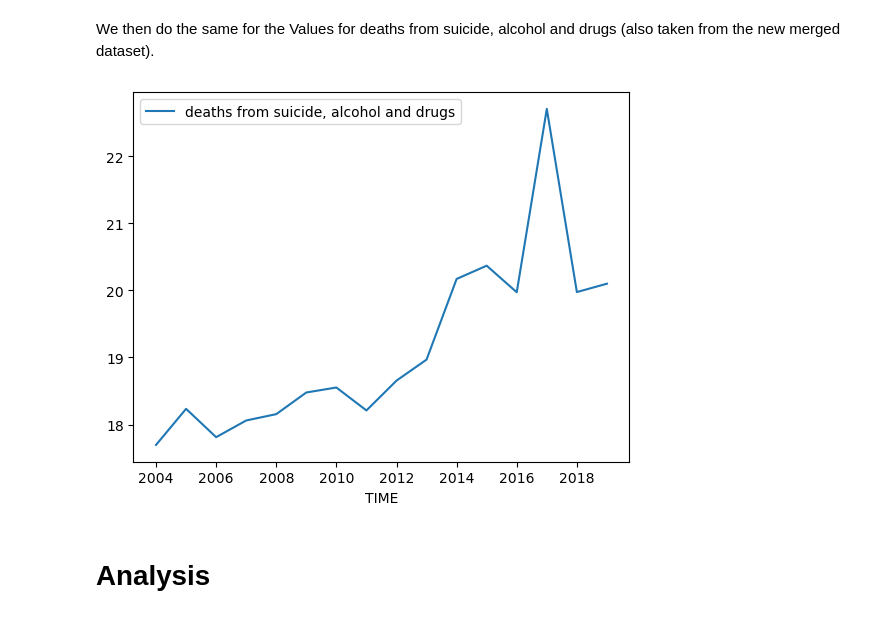
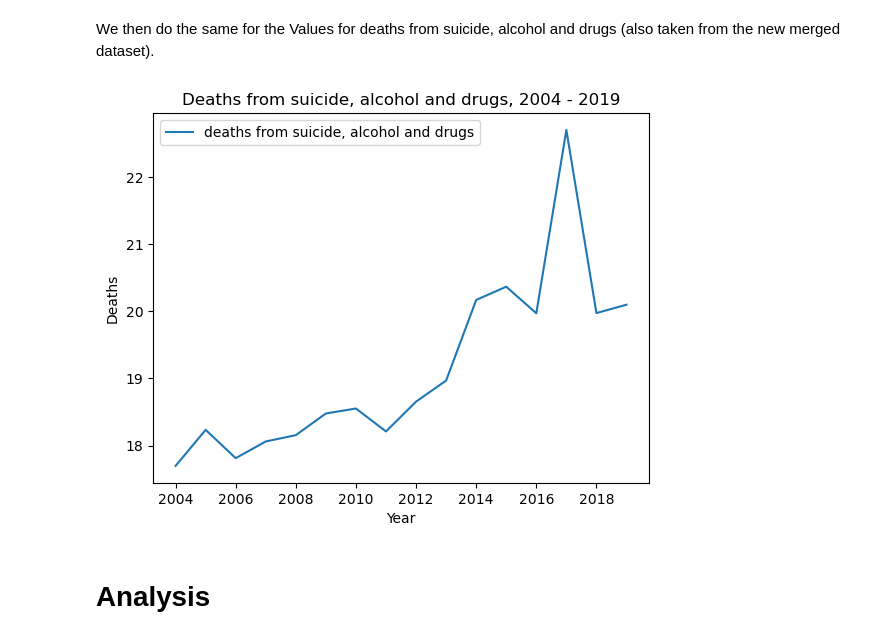
Before and after one commit to NumEconCopenhagen/projects-2023-newteam, a Jupyter notebook: dataproject/dataproject.ipynb, the cells around one changed output. Cells and saved outputs as stored; diff of their text form; code cells hidden in the pictures.

```diff
--- a/dataproject/dataproject.ipynb
+++ b/dataproject/dataproject.ipynb
@@ -241,10 +244,15 @@ We then do the same for the Values for deaths from suicide, alcohol and drugs (a
 # %%
 # Plot the values of deaths from suicide, alcohol and drugs over time
 ax = inner.plot(x='TIME',y='Value', label = 'deaths from suicide, alcohol and drugs');
 ax.legend()
+
+ax.set_xlabel('Year')
+ax.set_ylabel('Deaths')
+ax.set_title('Deaths from suicide, alcohol and drugs, 2004 - 2019')
+
 plt.show()
 # %% [output]
-[figure, old version]
+[figure, new version]
 # %% [markdown]
 # Analysis
 # %% [markdown]
```
Also changed, not shown: parts of 4 cells of this notebook.
